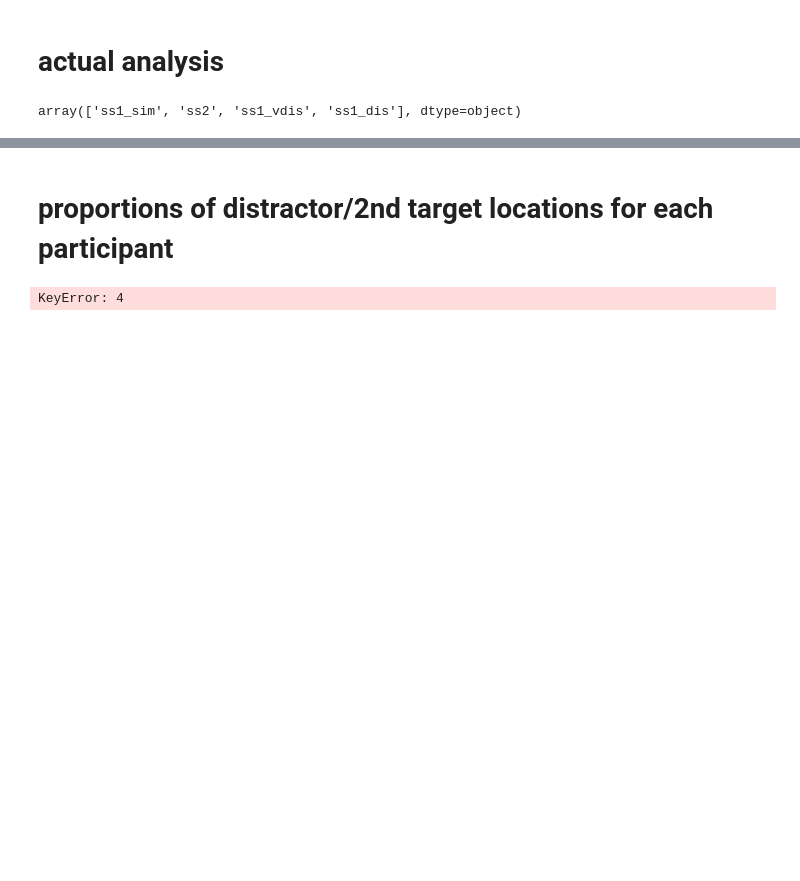
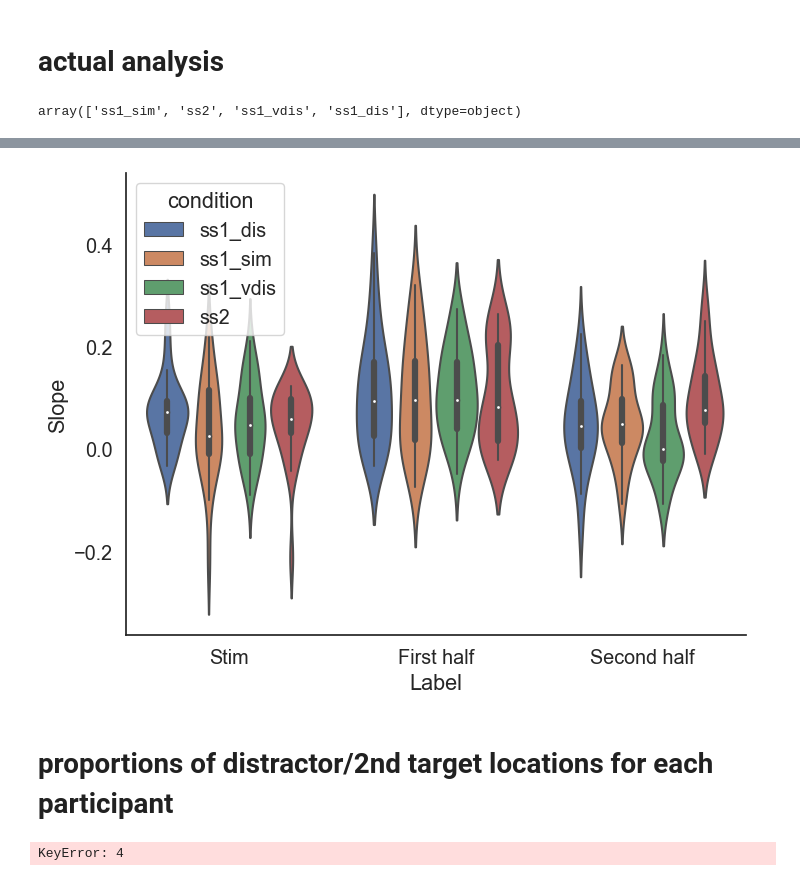
Before and after one commit to WilliamThyer/Dissociating-Spatial-and-Item-Based-Attention, a Jupyter notebook: Discus/analysis/IEM.ipynb, the cells around one changed output, grey strips where cells are left out. Drawn from its saved outputs; the diff is of its cells as text; code cells hidden in the pictures; blank space fills up the shorter version.

```diff
--- a/Discus/analysis/IEM.ipynb
+++ b/Discus/analysis/IEM.ipynb
@@ -501,3 +504,27 @@ plt.show()
+# %%
+label = []
+for t in sd.time:
+    if t<0:
+        label.append('Pre')
+    elif (t<200):
+        label.append('Stim')
+    elif (t>200) & (t < 600):
+        label.append('First half')
+    else:
+        label.append('Second half')
+sd['Label'] = label
+# %%
+mean_slopes = sd.groupby(['PID','condition','Label']).mean()['Slope'].reset_index()
+# %%
+custom_params = {"axes.spines.right": False, "axes.spines.top": False}
+sns.set_theme(font_scale=1.3,style='white',rc=custom_params)
+
+fig,ax = plt.subplots(figsize=(8,6))
+
+sns.violinplot(data=mean_slopes.query('Label!="Pre"'),x='Label',y='Slope',hue = 'condition',order=['Stim','First half','Second half'],)
+plt.show()
+# %% [output]
+[figure, added]
 # %% [markdown]
 # proportions of distractor/2nd target locations for each participant
 # %%
```
Also changed, not shown: parts of 3 cells of this notebook, 4 other files.
